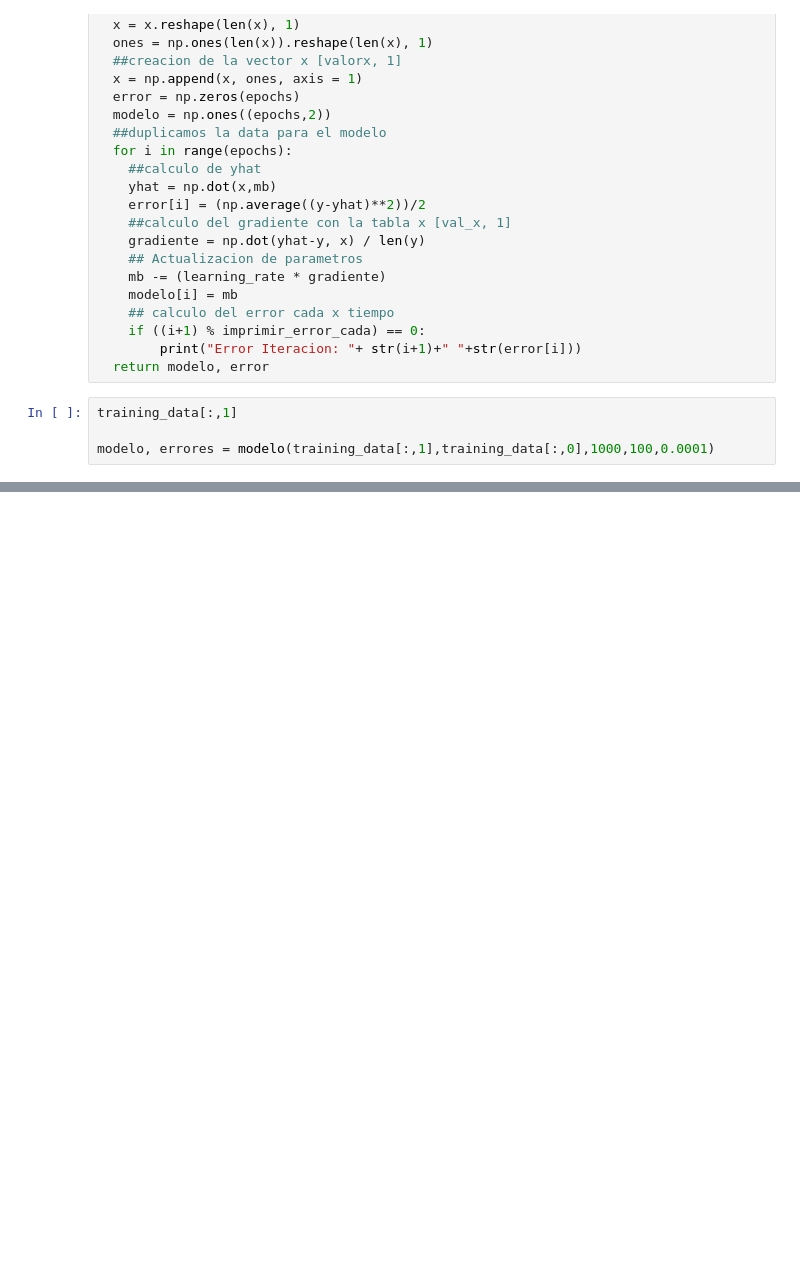
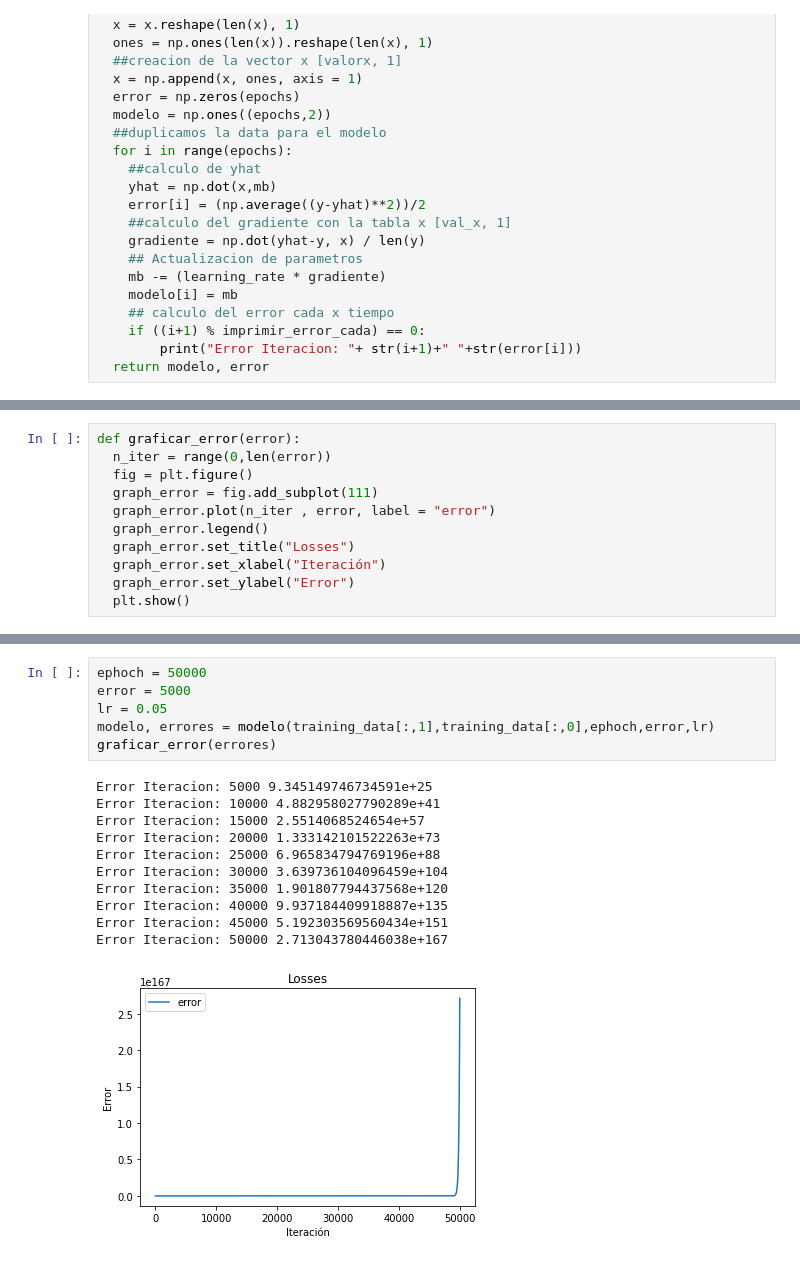
Before and after one commit to bloomfieldfong/Analizador-Lexico, a Jupyter notebook: Proyecto1.ipynb, the cells around one changed output, grey strips where cells are left out. Saved outputs shown, nothing was run; the diff lists cells and outputs as text; blank space fills up the shorter version.

```diff
--- a/Proyecto1.ipynb
+++ b/Proyecto1.ipynb
@@ -162,7 +172,3 @@ def modelo(x,y, epochs, imprimir_error_cada, learning_rate):
     if ((i+1) % imprimir_error_cada) == 0:
         print("Error Iteracion: "+ str(i+1)+" "+str(error[i]))
   return modelo, error
-# %%
-training_data[:,1]
-
-modelo, errores = modelo(training_data[:,1],training_data[:,0],1000,100,0.0001)
@@ -179,0 +175,11 @@ Error Iteracion: 1000 1398342860.278944
+# %%
+def graficar_error(error):
+  n_iter = range(0,len(error))
+  fig = plt.figure()
+  graph_error = fig.add_subplot(111)
+  graph_error.plot(n_iter , error, label = "error")
+  graph_error.legend()
+  graph_error.set_title("Losses")
+  graph_error.set_xlabel("Iteración")
+  graph_error.set_ylabel("Error")
+  plt.show()
@@ -179,0 +202,18 @@ Error Iteracion: 1000 1398342860.278944
+# %%
+ephoch = 50000
+error = 5000
+lr = 0.05
+modelo, errores = modelo(training_data[:,1],training_data[:,0],ephoch,error,lr)
+graficar_error(errores)
+# %% [output]
+Error Iteracion: 5000 9.345149746734591e+25
+Error Iteracion: 10000 4.882958027790289e+41
+Error Iteracion: 15000 2.5514068524654e+57
+Error Iteracion: 20000 1.333142101522263e+73
+Error Iteracion: 25000 6.965834794769196e+88
+Error Iteracion: 30000 3.639736104096459e+104
+Error Iteracion: 35000 1.901807794437568e+120
+Error Iteracion: 40000 9.937184409918887e+135
+Error Iteracion: 45000 5.192303569560434e+151
+Error Iteracion: 50000 2.713043780446038e+167
+[figure, added]
```
Also changed, not shown: parts of 17 cells of this notebook.
